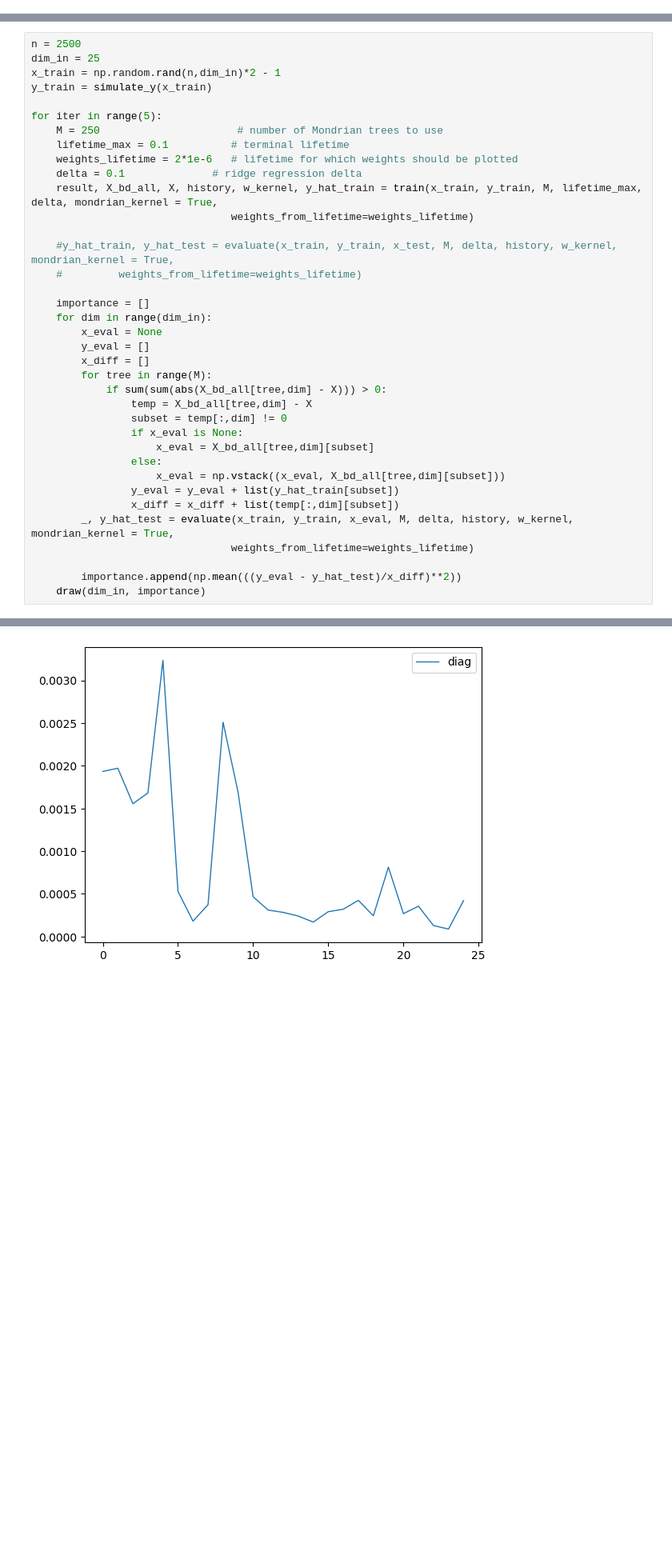
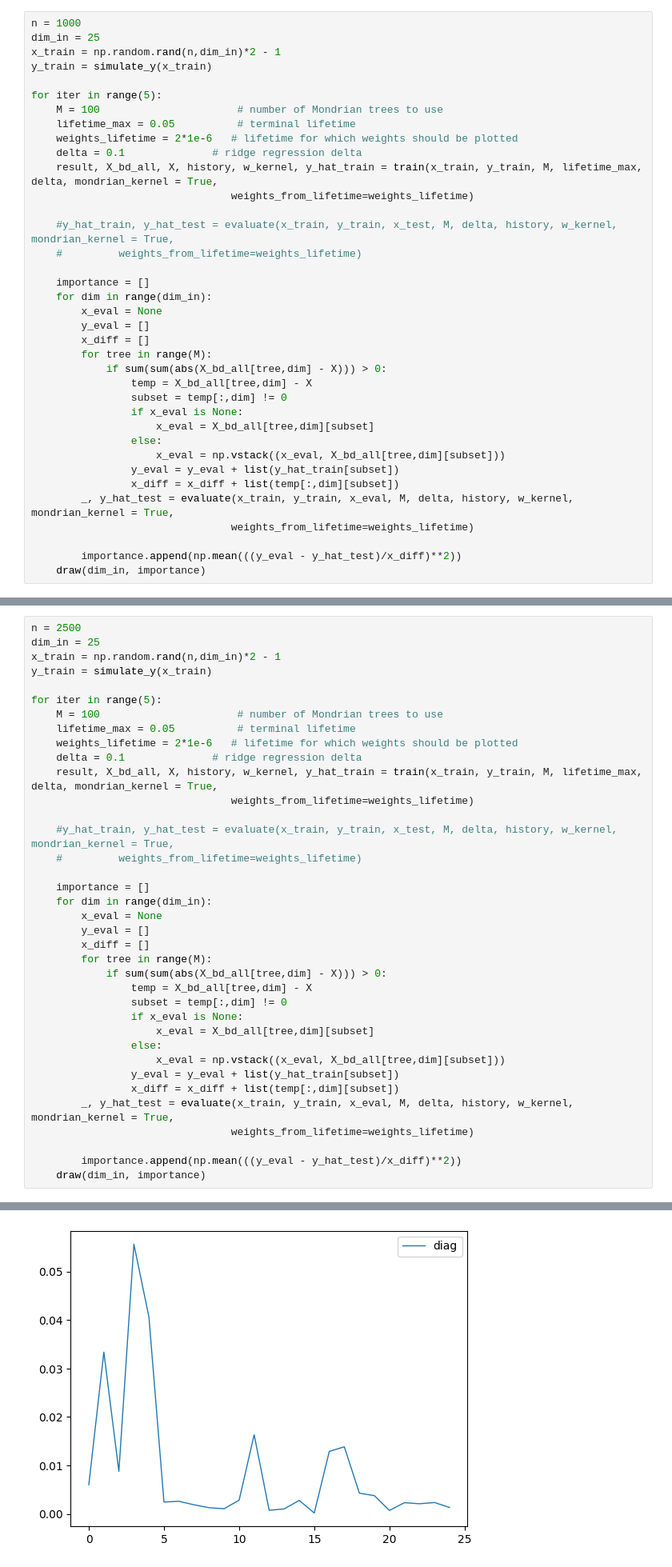
Before and after one commit to Xieyangxinyu/vie, a Jupyter notebook: Mondrian_bv.ipynb, the cells around one changed output, grey strips where cells are left out. Shown at 80% size. Drawn from its saved outputs; the diff is of its cells as text; blank space fills up the shorter version.

Commit message:
mondrian bv

```diff
--- a/Mondrian_bv.ipynb
+++ b/Mondrian_bv.ipynb
@@ -260,0 +304,37 @@ def draw(dim_in, psi_est, labels = None):
+# %%
+n = 1000
+dim_in = 25
+x_train = np.random.rand(n,dim_in)*2 - 1
+y_train = simulate_y(x_train)
+
+for iter in range(5):
+    M = 100                      # number of Mondrian trees to use
+    lifetime_max = 0.05          # terminal lifetime
+    weights_lifetime = 2*1e-6   # lifetime for which weights should be plotted
+    delta = 0.1              # ridge regression delta
+    result, X_bd_all, X, history, w_kernel, y_hat_train = train(x_train, y_train, M, lifetime_max, delta, mondrian_kernel = True,
+                                weights_from_lifetime=weights_lifetime)
+
+    #y_hat_train, y_hat_test = evaluate(x_train, y_train, x_test, M, delta, history, w_kernel, mondrian_kernel = True,
+    #         weights_from_lifetime=weights_lifetime)
+
+    importance = []
+    for dim in range(dim_in):
+        x_eval = None
+        y_eval = []
+        x_diff = []
+        for tree in range(M):
+            if sum(sum(abs(X_bd_all[tree,dim] - X))) > 0:
+                temp = X_bd_all[tree,dim] - X
+                subset = temp[:,dim] != 0
+                if x_eval is None:
+                    x_eval = X_bd_all[tree,dim][subset]
+                else:
+                    x_eval = np.vstack((x_eval, X_bd_all[tree,dim][subset]))
+                y_eval = y_eval + list(y_hat_train[subset])
+                x_diff = x_diff + list(temp[:,dim][subset])
+        _, y_hat_test = evaluate(x_train, y_train, x_eval, M, delta, history, w_kernel, mondrian_kernel = True,
+                                weights_from_lifetime=weights_lifetime)
+
+        importance.append(np.mean(((y_eval - y_hat_test)/x_diff)**2))
+    draw(dim_in, importance)
@@ -265,8 +351,8 @@ x_train = np.random.rand(n,dim_in)*2 - 1
 y_train = simulate_y(x_train)
 
 for iter in range(5):
-    M = 250                      # number of Mondrian trees to use
-    lifetime_max = 0.1          # terminal lifetime
+    M = 100                      # number of Mondrian trees to use
+    lifetime_max = 0.05          # terminal lifetime
     weights_lifetime = 2*1e-6   # lifetime for which weights should be plotted
     delta = 0.1              # ridge regression delta
     result, X_bd_all, X, history, w_kernel, y_hat_train = train(x_train, y_train, M, lifetime_max, delta, mondrian_kernel = True,
@@ -303 +389 @@ for iter in range(5):
-[figure, old version]
+[figure, new version]
```
Also changed, not shown: parts of 4 cells of this notebook.
